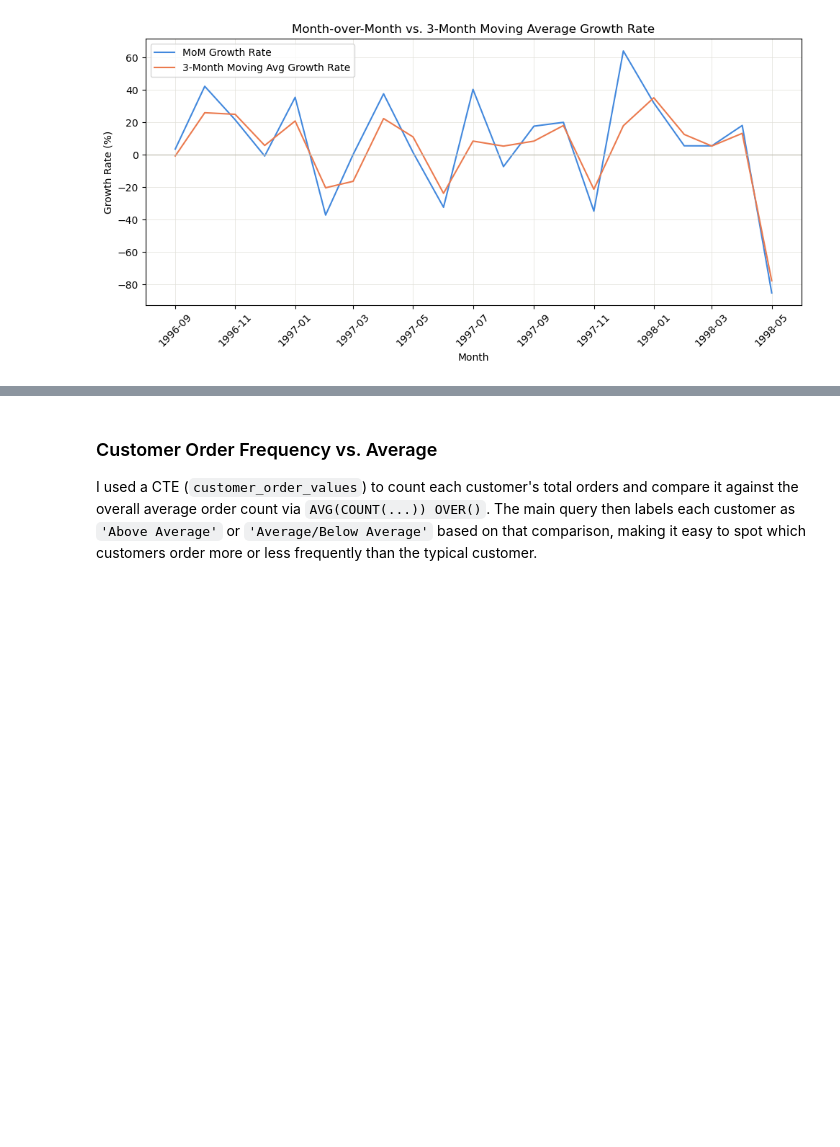
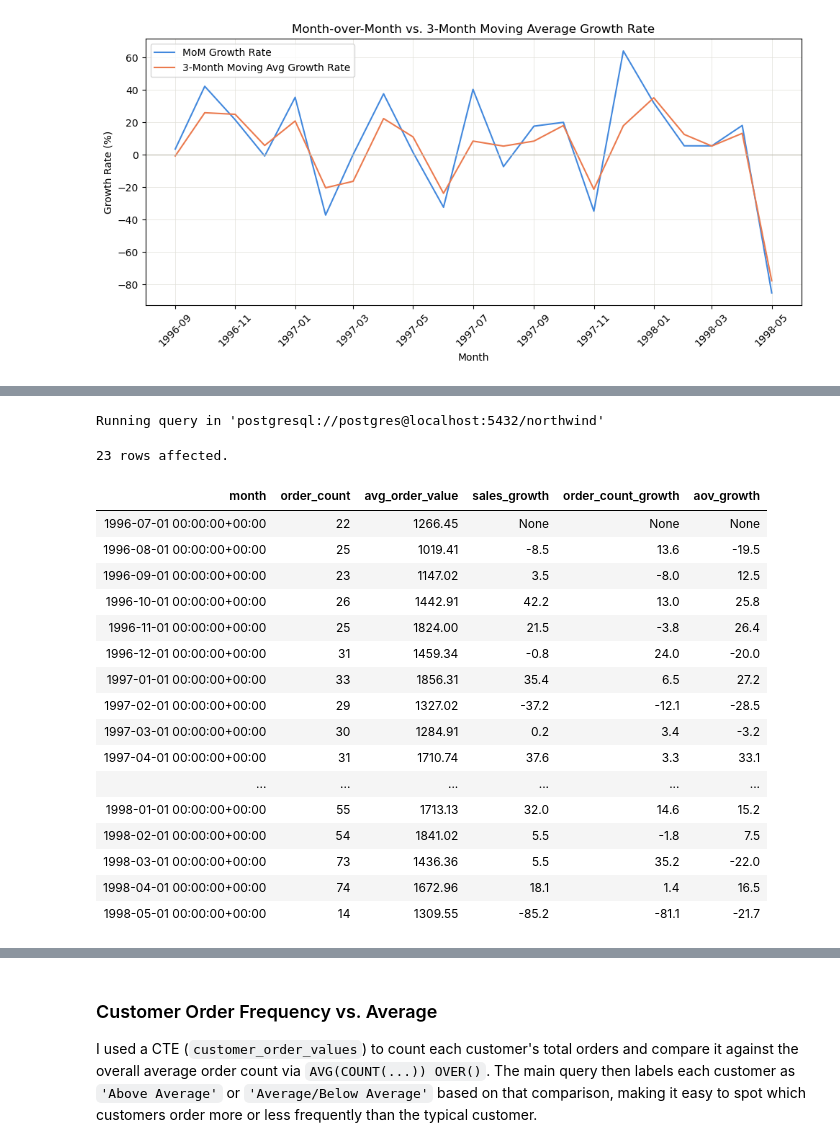
Before and after one commit to IsabelKwon/Northwind-Traders, a Jupyter notebook: northwind_query.ipynb, the cells around one changed output, grey strips where cells are left out. Saved outputs shown, nothing was run; the diff lists cells and outputs as text; code cells hidden in the pictures; blank space fills up the shorter version.

```diff
--- a/northwind_query.ipynb
+++ b/northwind_query.ipynb
@@ -473,0 +482,50 @@ plt.show()
+# %%
+%%sql
+WITH monthly_metrics AS (
+     SELECT DATE_TRUNC('month', o.order_date) as Month,
+            COUNT(DISTINCT o.order_id) as order_count,
+            SUM(od.unit_price*od.quantity*(1-od.discount))::NUMERIC as monthly_sales
+       FROM orders as o
+       JOIN order_details as od
+         ON o.order_id=od.order_id
+      GROUP BY Month
+),
+monthly_aov AS (
+    SELECT Month,
+           order_count,
+           monthly_sales,
+           monthly_sales/order_count as avg_order_value
+      FROM monthly_metrics
+)
+
+SELECT Month,
+       order_count,
+       ROUND(avg_order_value, 2) as avg_order_value,
+       ROUND((monthly_sales - LAG(monthly_sales) OVER (ORDER BY Month))
+             / LAG(monthly_sales) OVER (ORDER BY Month) * 100, 1) as sales_growth,
+       ROUND((order_count - LAG(order_count) OVER (ORDER BY Month))::NUMERIC
+             / LAG(order_count) OVER (ORDER BY Month) * 100, 1) as order_count_growth,
+       ROUND((avg_order_value - LAG(avg_order_value) OVER (ORDER BY Month))
+             / LAG(avg_order_value) OVER (ORDER BY Month) * 100, 1) as aov_growth
+  FROM monthly_aov
+ ORDER BY Month
+# %% [output]
+Running query in 'postgresql://postgres@localhost:5432/northwind'
+23 rows affected.
+| month | order_count | avg_order_value | sales_growth | order_count_growth | aov_growth |
+| 1996-07-01 00:00:00+00:00 | 22 | 1266.45 | None | None | None |
+| 1996-08-01 00:00:00+00:00 | 25 | 1019.41 | -8.5 | 13.6 | -19.5 |
+| 1996-09-01 00:00:00+00:00 | 23 | 1147.02 | 3.5 | -8.0 | 12.5 |
+| 1996-10-01 00:00:00+00:00 | 26 | 1442.91 | 42.2 | 13.0 | 25.8 |
+| 1996-11-01 00:00:00+00:00 | 25 | 1824.00 | 21.5 | -3.8 | 26.4 |
+| 1996-12-01 00:00:00+00:00 | 31 | 1459.34 | -0.8 | 24.0 | -20.0 |
+| 1997-01-01 00:00:00+00:00 | 33 | 1856.31 | 35.4 | 6.5 | 27.2 |
+| 1997-02-01 00:00:00+00:00 | 29 | 1327.02 | -37.2 | -12.1 | -28.5 |
+| 1997-03-01 00:00:00+00:00 | 30 | 1284.91 | 0.2 | 3.4 | -3.2 |
+| 1997-04-01 00:00:00+00:00 | 31 | 1710.74 | 37.6 | 3.3 | 33.1 |
+| ... | ... | ... | ... | ... | ... |
+| 1998-01-01 00:00:00+00:00 | 55 | 1713.13 | 32.0 | 14.6 | 15.2 |
+| 1998-02-01 00:00:00+00:00 | 54 | 1841.02 | 5.5 | -1.8 | 7.5 |
+| 1998-03-01 00:00:00+00:00 | 73 | 1436.36 | 5.5 | 35.2 | -22.0 |
+| 1998-04-01 00:00:00+00:00 | 74 | 1672.96 | 18.1 | 1.4 | 16.5 |
+| 1998-05-01 00:00:00+00:00 | 14 | 1309.55 | -85.2 | -81.1 | -21.7 |
```
Also changed, not shown: parts of 7 cells of this notebook, 1 other file.
